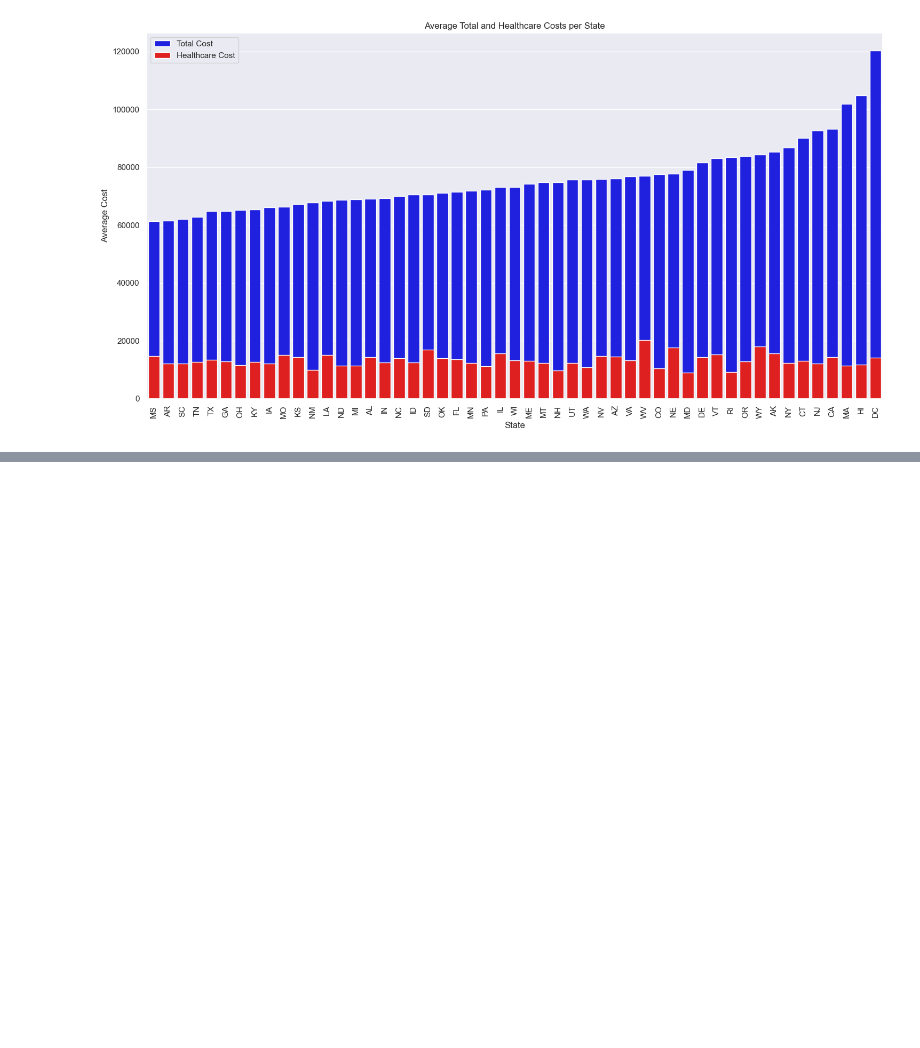
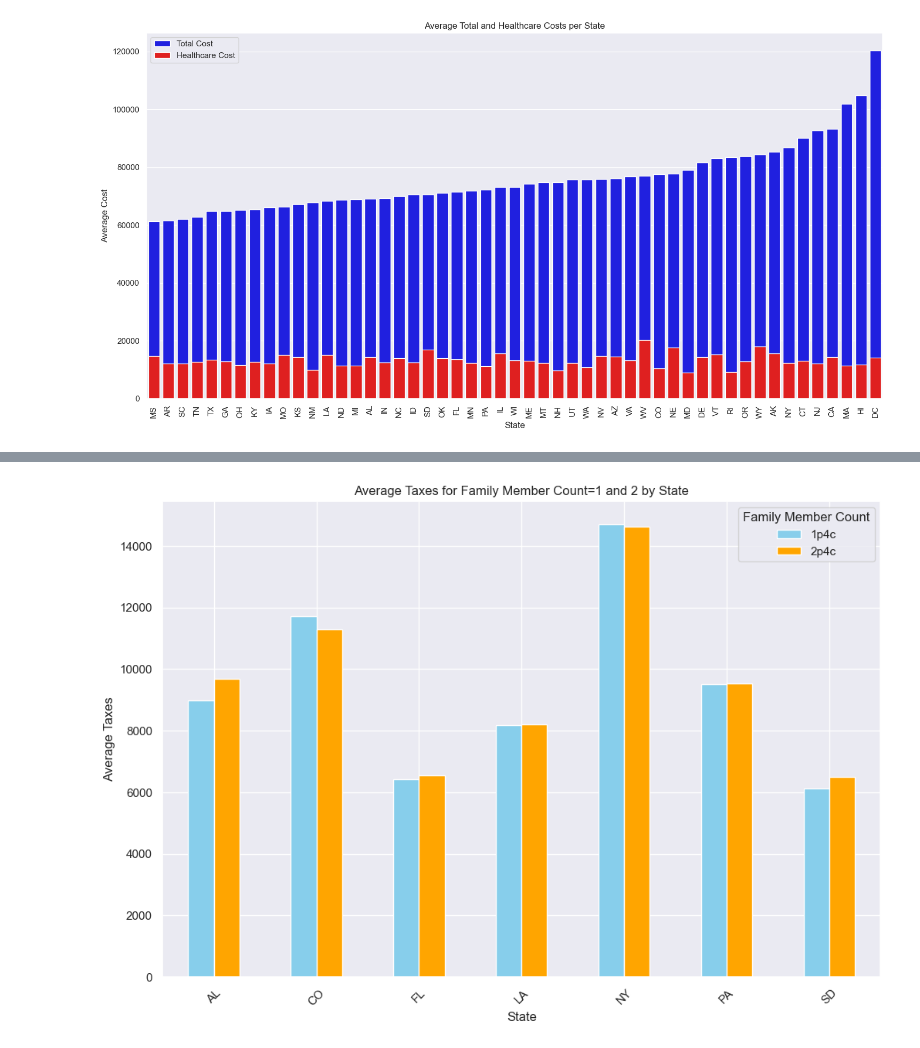
Before and after one commit to MeitavReut/project300, a Jupyter notebook: פרויקט ניתוח נתונים חדש .ipynb, the cells around one changed output, grey strips where cells are left out. Cells and saved outputs as stored; diff of their text form; code cells hidden in the pictures; blank space fills up the shorter version.

```diff
--- a/פרויקט ניתוח נתונים חדש .ipynb
+++ b/פרויקט ניתוח נתונים חדש .ipynb
@@ -675,0 +654,23 @@ plt.show()
+# %%
+import matplotlib.pyplot as plt
+
+# רשימת המדינות שבהן נרצה לבדוק את הנתונים
+states = ['FL', 'AL', 'PA', 'SD', 'LA', 'CO', 'NY']
+
+# סינון הנתונים
+filtered_data = us_cost_df[(us_cost_df['state'].isin(states)) & (us_cost_df['family_member_count'].isin(['1p4c', '2p4c']))]
+
+# חישוב הממוצעים
+avg_taxes_by_state_count = filtered_data.groupby(['state', 'family_member_count'])['taxes'].mean().unstack()
+
+# יצירת הגרף
+plt.figure(figsize=(12, 8))
+avg_taxes_by_state_count.plot(kind='bar', ax=plt.gca(), color=['skyblue', 'orange'])
+plt.xlabel('State')
+plt.ylabel('Average Taxes')
+plt.title('Average Taxes for Family Member Count=1 and 2 by State')
+plt.xticks(rotation=45)
+plt.legend(title='Family Member Count')
+plt.show()
+# %% [output]
+[figure, added]
```
Also changed, not shown: parts of 15 cells of this notebook.
